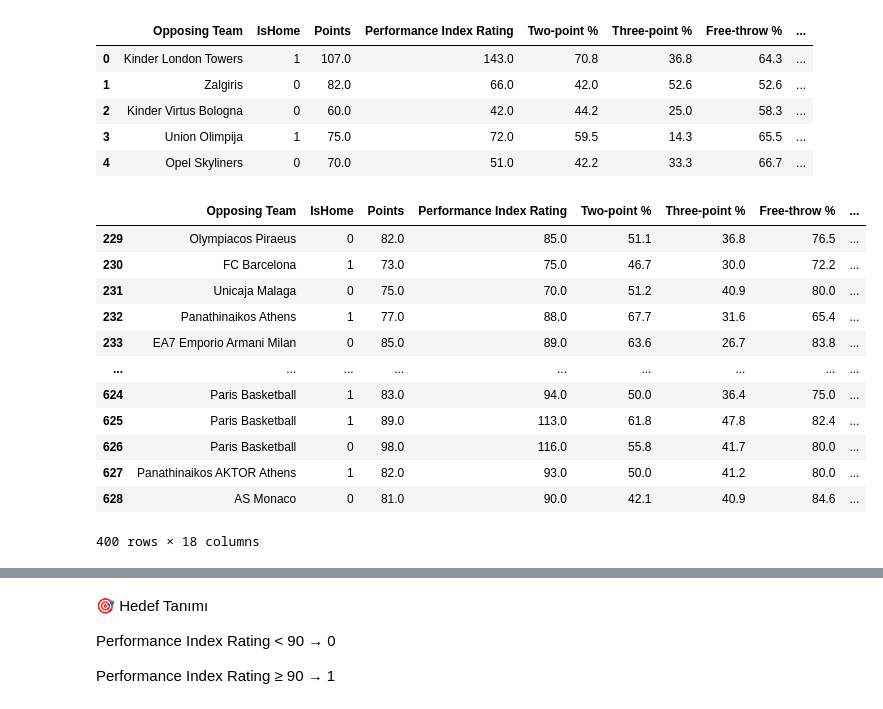
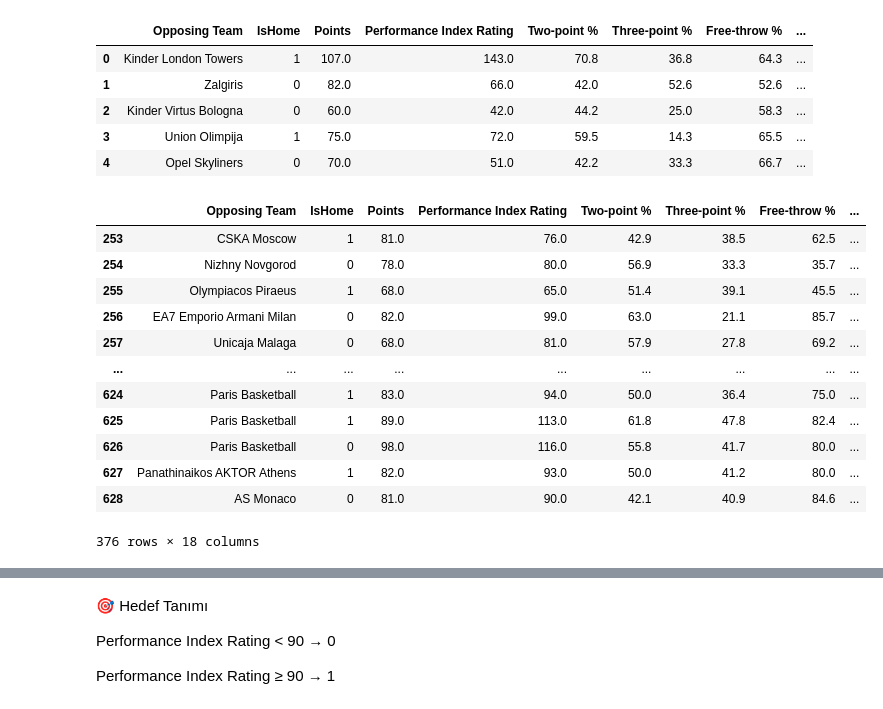
Before and after one commit to ensarakbas77/fb-beko-dataset-builder-and-multimodal-deep-learning-approach, a Jupyter notebook: EditTime.ipynb, the cells around one changed output, grey strips where cells are left out. Drawn from its saved outputs; the diff is of its cells as text; code cells hidden in the pictures.

```diff
--- a/EditTime.ipynb
+++ b/EditTime.ipynb
@@ -156,22 +156,22 @@ df_sctatistic.head()
 | 3 | Union Olimpija | 1 | 75.0 | 72.0 | 59.5 | 14.3 | 65.5 | ... |
 | 4 | Opel Skyliners | 0 | 70.0 | 51.0 | 42.2 | 33.3 | 66.7 | ... |
 # %%
-df_sctatistic = df_sctatistic[df_sctatistic["Year"] >= 2014]
+df_sctatistic = df_sctatistic[df_sctatistic["Year"] > 2014]
 df_sctatistic
 # %% [output]
 |  | Opposing Team | IsHome | Points | Performance Index Rating | Two-point % | Three-point % | Free-throw % | ... |
-| 229 | Olympiacos Piraeus | 0 | 82.0 | 85.0 | 51.1 | 36.8 | 76.5 | ... |
-| 230 | FC Barcelona | 1 | 73.0 | 75.0 | 46.7 | 30.0 | 72.2 | ... |
-| 231 | Unicaja Malaga | 0 | 75.0 | 70.0 | 51.2 | 40.9 | 80.0 | ... |
-| 232 | Panathinaikos Athens | 1 | 77.0 | 88.0 | 67.7 | 31.6 | 65.4 | ... |
-| 233 | EA7 Emporio Armani Milan | 0 | 85.0 | 89.0 | 63.6 | 26.7 | 83.8 | ... |
+| 253 | CSKA Moscow | 1 | 81.0 | 76.0 | 42.9 | 38.5 | 62.5 | ... |
+| 254 | Nizhny Novgorod | 0 | 78.0 | 80.0 | 56.9 | 33.3 | 35.7 | ... |
+| 255 | Olympiacos Piraeus | 1 | 68.0 | 65.0 | 51.4 | 39.1 | 45.5 | ... |
+| 256 | EA7 Emporio Armani Milan | 0 | 82.0 | 99.0 | 63.0 | 21.1 | 85.7 | ... |
+| 257 | Unicaja Malaga | 0 | 68.0 | 81.0 | 57.9 | 27.8 | 69.2 | ... |
 | ... | ... | ... | ... | ... | ... | ... | ... | ... |
 | 624 | Paris Basketball | 1 | 83.0 | 94.0 | 50.0 | 36.4 | 75.0 | ... |
 | 625 | Paris Basketball | 1 | 89.0 | 113.0 | 61.8 | 47.8 | 82.4 | ... |
 | 626 | Paris Basketball | 0 | 98.0 | 116.0 | 55.8 | 41.7 | 80.0 | ... |
 | 627 | Panathinaikos AKTOR Athens | 1 | 82.0 | 93.0 | 50.0 | 41.2 | 80.0 | ... |
 | 628 | AS Monaco | 0 | 81.0 | 90.0 | 42.1 | 40.9 | 84.6 | ... |
-400 rows × 18 columns
+376 rows × 18 columns
 # %%
 df_sctatistic.describe()
 # %% [output]
```
Also changed, not shown: parts of 6 cells of this notebook.
